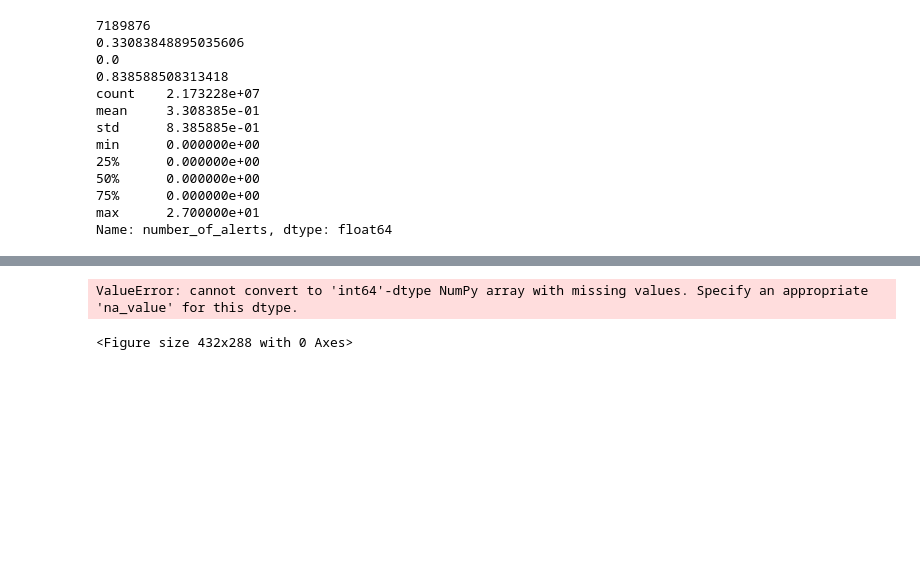
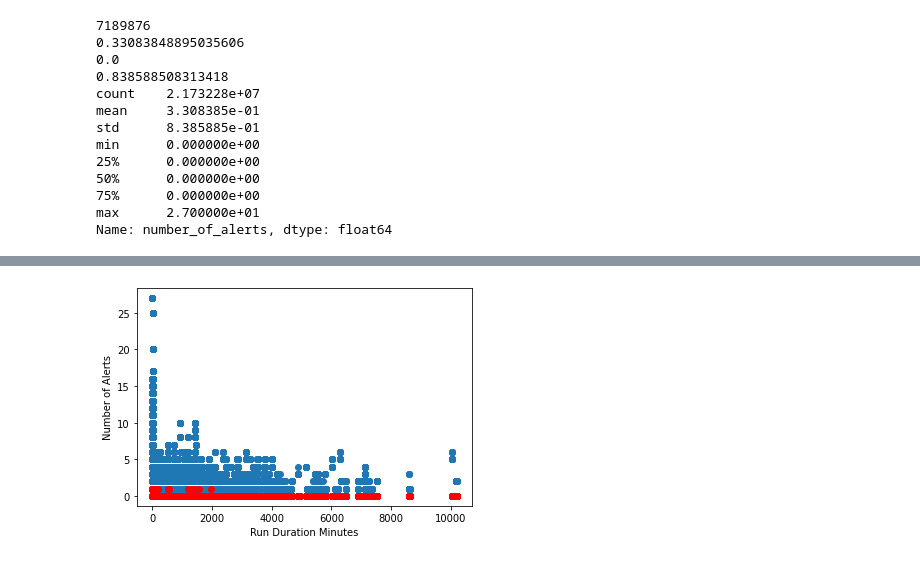
Before and after one commit to ErikPohle/CSCI-4308-TerumoBCT, a Jupyter notebook: notebooks/FinalDataNotebook.ipynb, the cells around one changed output, grey strips where cells are left out. Saved outputs shown, nothing was run; the diff lists cells and outputs as text; code cells hidden in the pictures; blank space fills up the shorter version.

```diff
--- a/notebooks/FinalDataNotebook.ipynb
+++ b/notebooks/FinalDataNotebook.ipynb
@@ -127,0 +129,4 @@ from sklearn.metrics import classification_report, confusion_matrix
+# %%
+tmp_data = data._get_numeric_data()
+tmp_data = tmp_data.fillna(0)
+tmp_data.head()
@@ -128,4 +140,4 @@ from sklearn.metrics import classification_report, confusion_matrix
 # %%
-tmp_data = data.dropna()
-model = LogisticRegression(solver='liblinear', random_state=0).fit(tmp_data['run_duration_minutes'].values.reshape(-1,1).astype('int'), tmp_data['number_of_alerts'].astype('int'))
+train_data, test_data = train_test_split(tmp_data, test_size=0.5)
+model = LogisticRegression(solver='liblinear', random_state=0).fit(train_data['run_duration_minutes'].values.reshape(-1,1).astype('int'), train_data['number_of_alerts'].astype('int'))
 # %%
@@ -135,15 +163,14 @@ Accuracy = 0.6675285066405625
 # %%
-y_pred_sk = model.predict(tmp_data['run_duration_minutes'].values.reshape(-1, 1).astype('int'))
+y_pred_sk = model.predict(train_data['run_duration_minutes'].values.reshape(-1, 1).astype('int'))
 
 plt.clf()
-plt.scatter(tmp_data['run_duration_minutes'].values.reshape(-1, 1).astype('int'), data['number_of_alerts'].astype('int'))
-plt.scatter(tmp_data['run_duration_minutes'].values.reshape(-1, 1).astype('int'), y_pred_sk, c="red")
+plt.scatter(train_data['run_duration_minutes'].values.reshape(-1, 1).astype('int'), train_data['number_of_alerts'].astype('int'))
+plt.scatter(test_data['run_duration_minutes'].values.reshape(-1, 1).astype('int'), y_pred_sk, c="red")
 plt.xlabel("Run Duration Minutes")
 plt.ylabel("Number of Alerts")
 plt.show()
 # %% [output]
-ValueError: cannot convert to 'int64'-dtype NumPy array with missing values. Specify an appropriate 'na_value' for this dtype.
-<Figure size 432x288 with 0 Axes>
+[figure, added]
 # %%
 new_data = data._get_numeric_data()
 new_data.head(10)
```
Also changed, not shown: parts of 4 cells of this notebook, 3 other files.
